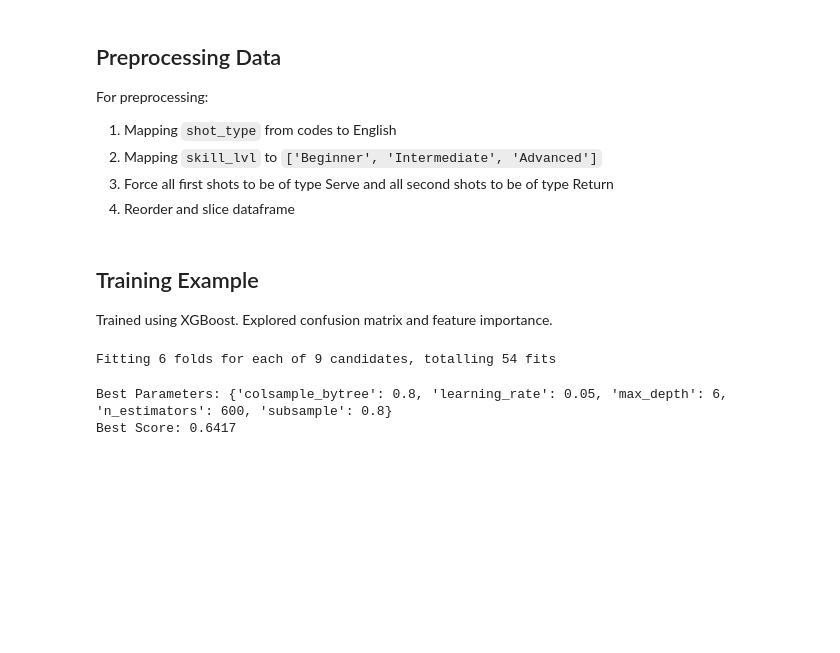
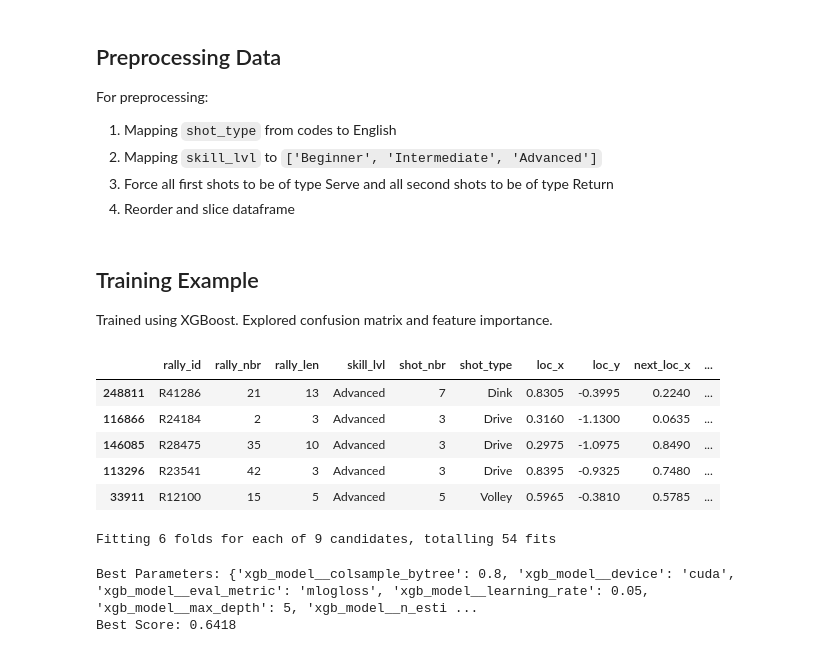
Before and after one commit to Rybus07/in-a-pickle, a Jupyter notebook: notebooks/03_Preprocessing_Feature_Enginneering.ipynb, the cells around one changed output. Saved outputs shown, nothing was run; the diff lists cells and outputs as text; code cells hidden in the pictures; blank space fills up the shorter version.

```diff
--- a/notebooks/03_Preprocessing_Feature_Enginneering.ipynb
+++ b/notebooks/03_Preprocessing_Feature_Enginneering.ipynb
@@ -210,36 +198,36 @@ pb_df = reformat_data(pb_df)
 X = pb_df[pb_df['skill_lvl'] == 'Advanced']
 
 x_train, x_test, y_train, y_test, X_unknown, label_encoder = create_splits(X, splits=(0.8, 0.2), seed=0)
+# %%
+x_train.head()
+# %% [output]
+|  | rally_id | rally_nbr | rally_len | skill_lvl | shot_nbr | shot_type | loc_x | loc_y | next_loc_x | ... |
+| 248811 | R41286 | 21 | 13 | Advanced | 7 | Dink | 0.8305 | -0.3995 | 0.2240 | ... |
+| 116866 | R24184 | 2 | 3 | Advanced | 3 | Drive | 0.3160 | -1.1300 | 0.0635 | ... |
+| 146085 | R28475 | 35 | 10 | Advanced | 3 | Drive | 0.2975 | -1.0975 | 0.8490 | ... |
+| 113296 | R23541 | 42 | 3 | Advanced | 3 | Drive | 0.8395 | -0.9325 | 0.7480 | ... |
+| 33911 | R12100 | 15 | 5 | Advanced | 5 | Volley | 0.5965 | -0.3810 | 0.5785 | ... |
 # %%
-'''
-xgb_model = xgb.XGBClassifier(
-    tree_method='hist',
-    device="cuda",
-    objective='multi:softmax',
-    num_class=8,
-    eval_metric='mlogloss',
-    random_state=42
-)
-'''
-
+# Training the model to reclassify the missing shot types
 param_grid = {
-    'tree_method' : 'hist',
-    'device' : "cuda",
-    'objective' : 'multi:softmax',
-    "num_class": 8,
-    'eval_metric' : 'mlogloss',
-    'random_state' : 42,
-    'n_estimators': [600, 650, 700],
-    'max_depth': [5, 6, 7],
-    'learning_rate': [0.05],
-    'subsample': [0.8],
-    'colsample_bytree': [0.8],
+    'xgb_model__tree_method' : ['hist'],
+    'xgb_model__device' : ["cuda"],
+    'xgb_model__objective' : ['multi:softmax'],
+    "xgb_model__num_class": [8],
+    'xgb_model__eval_metric' : ['mlogloss'],
+    'xgb_model__random_state' : [42],
+    'xgb_model__n_estimators': [600, 650, 700],
+    'xgb_model__max_depth': [5, 6, 7],
+    'xgb_model__learning_rate': [0.05],
+    'xgb_model__subsample': [0.8],
+    'xgb_model__colsample_bytree': [0.8],
 }
 
+pipe = gen_preprocess_pipe()
 skf = StratifiedKFold(n_splits=6, shuffle=True, random_state=42)
 
 grid_search = GridSearchCV(
-    estimator=gen_preprocess_pipe(),
+    estimator=pipe,
     param_grid=param_grid,
     scoring='f1_weighted',
     cv=skf,
@@ -254,8 +242,8 @@ print(f"Best Score: {grid_search.best_score_:.4f}")
 best_xgb = grid_search.best_estimator_
 # %% [output]
 Fitting 6 folds for each of 9 candidates, totalling 54 fits
-Best Parameters: {'colsample_bytree': 0.8, 'learning_rate': 0.05, 'max_depth': 6, 'n_estimators': 600, 'subsample': 0.8}
-Best Score: 0.6417
+Best Parameters: {'xgb_model__colsample_bytree': 0.8, 'xgb_model__device': 'cuda', 'xgb_model__eval_metric': 'mlogloss', 'xgb_model__learning_rate': 0.05, 'xgb_model__max_depth': 5, 'xgb_model__n_esti ...
+Best Score: 0.6418
 # %%
 # best params were n_estimators=600, max_depth=6
 # training on whole set
```
Also changed, not shown: parts of 9 cells of this notebook, 2 other files.
